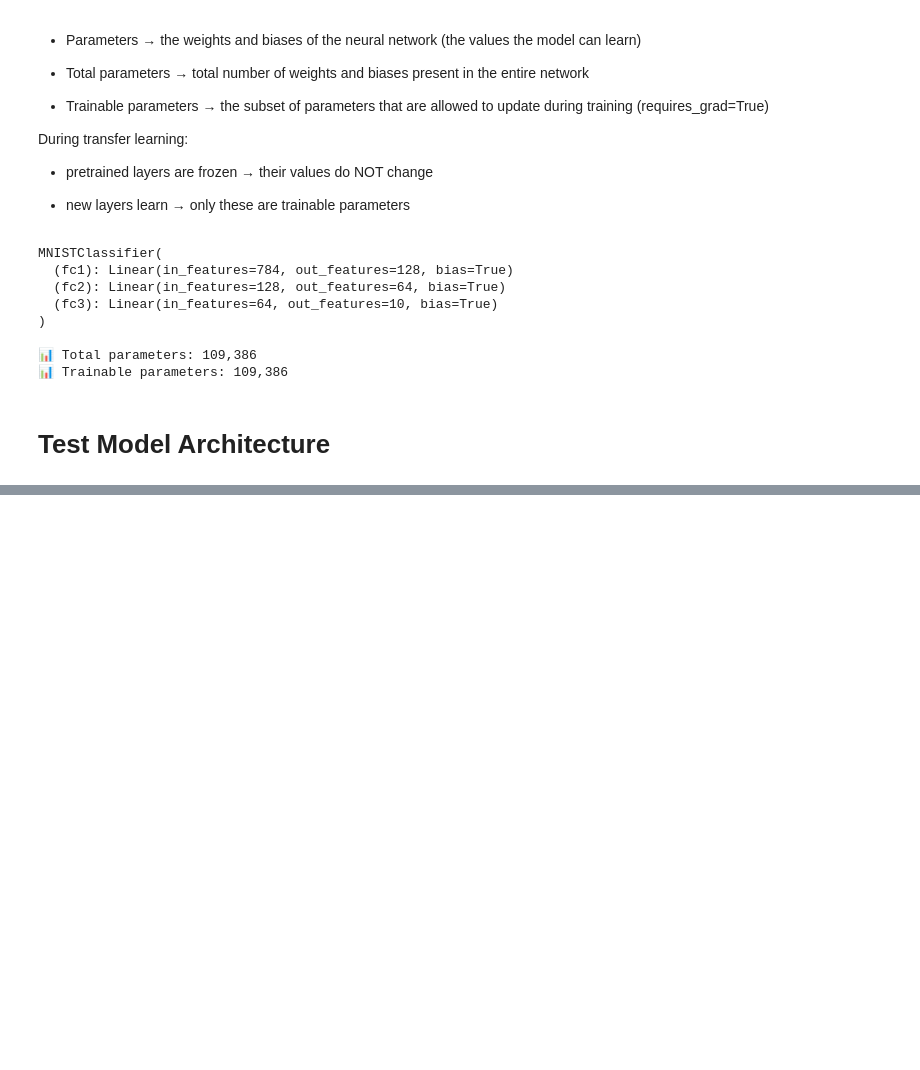
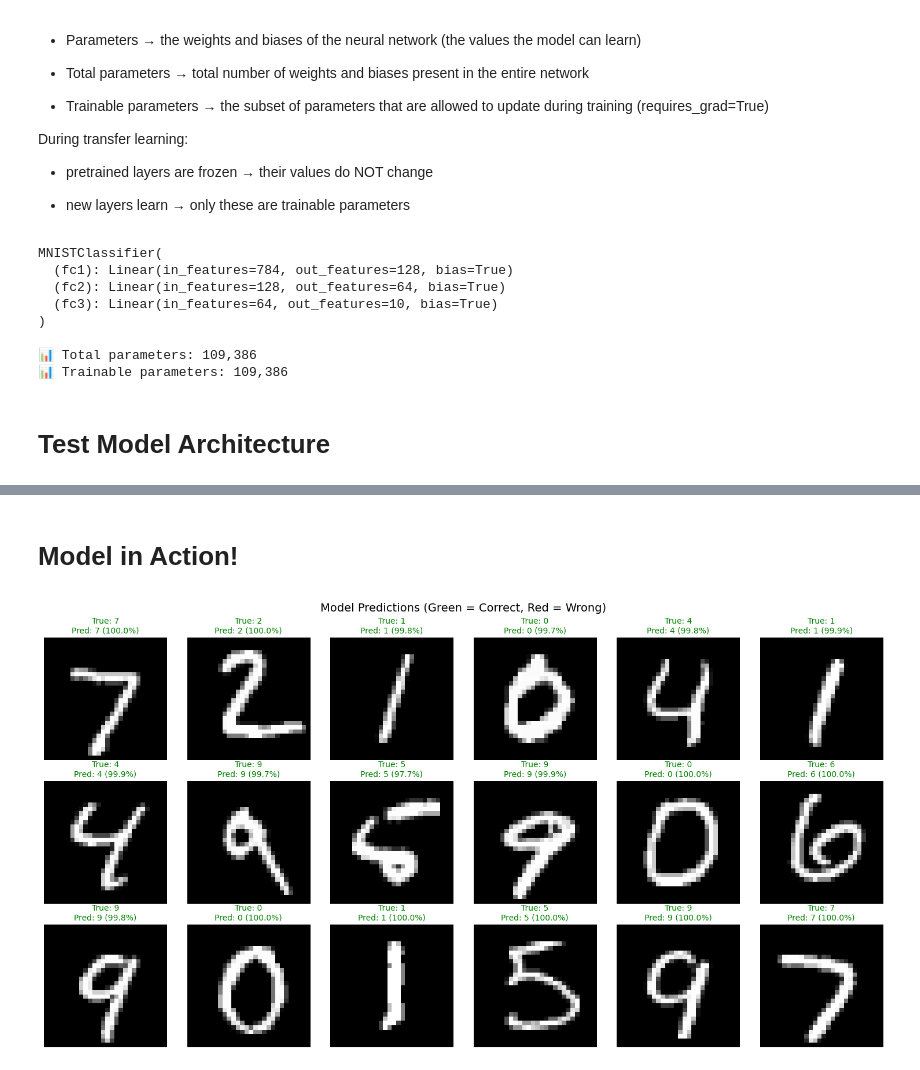
Before and after one commit to LekaLakshmi/Artificial-intelligence, a Jupyter notebook: Deep_learning_lab_2.ipynb, the cells around one changed output, grey strips where cells are left out. Saved outputs shown, nothing was run; the diff lists cells and outputs as text; code cells hidden in the pictures; blank space fills up the shorter version.

```diff
--- a/Deep_learning_lab_2.ipynb
+++ b/Deep_learning_lab_2.ipynb
@@ -773,0 +1025,50 @@ Digit 9: 9.84%
+# %% [markdown]
+# Model in Action!
+# %%
+# Get a batch of test images
+model.eval()
+images, labels = next(iter(test_loader))
+images, labels = images.to(device), labels.to(device)
+
+
+# Run the model to get raw scores (logits)
+# Convert them to probabilities for each class (0–9)
+# Then select the predicted digit for each image (highest score)
+with torch.no_grad():
+    outputs = model(images)
+    probabilities = F.softmax(outputs, dim=1)
+    _, predicted = torch.max(outputs, 1)
+
+
+# Move tensors from GPU to CPU because matplotlib cannot display GPU tensors
+images = images.cpu()
+labels = labels.cpu()
+predicted = predicted.cpu()
+probabilities = probabilities.cpu()
+
+# Visualize predictions
+fig, axes = plt.subplots(3, 6, figsize=(15, 8))
+axes = axes.flatten()
+
+for i in range(18):
+    img = images[i].squeeze().numpy()
+    true_label = labels[i].item()
+    pred_label = predicted[i].item()
+    confidence = probabilities[i][pred_label].item()
+
+    axes[i].imshow(img, cmap='gray')
+
+    # Color: green if correct, red if wrong
+    color = 'green' if true_label == pred_label else 'red'
+    axes[i].set_title(
+        f'True: {true_label}\nPred: {pred_label} ({confidence:.1%})',
+        color=color,
+        fontsize=10
+    )
+    axes[i].axis('off')
+
+plt.suptitle('Model Predictions (Green = Correct, Red = Wrong)', fontsize=14)
+plt.tight_layout()
+plt.show()
+# %% [output]
+[figure, added]
```
Also changed, not shown: parts of 21 cells of this notebook.
